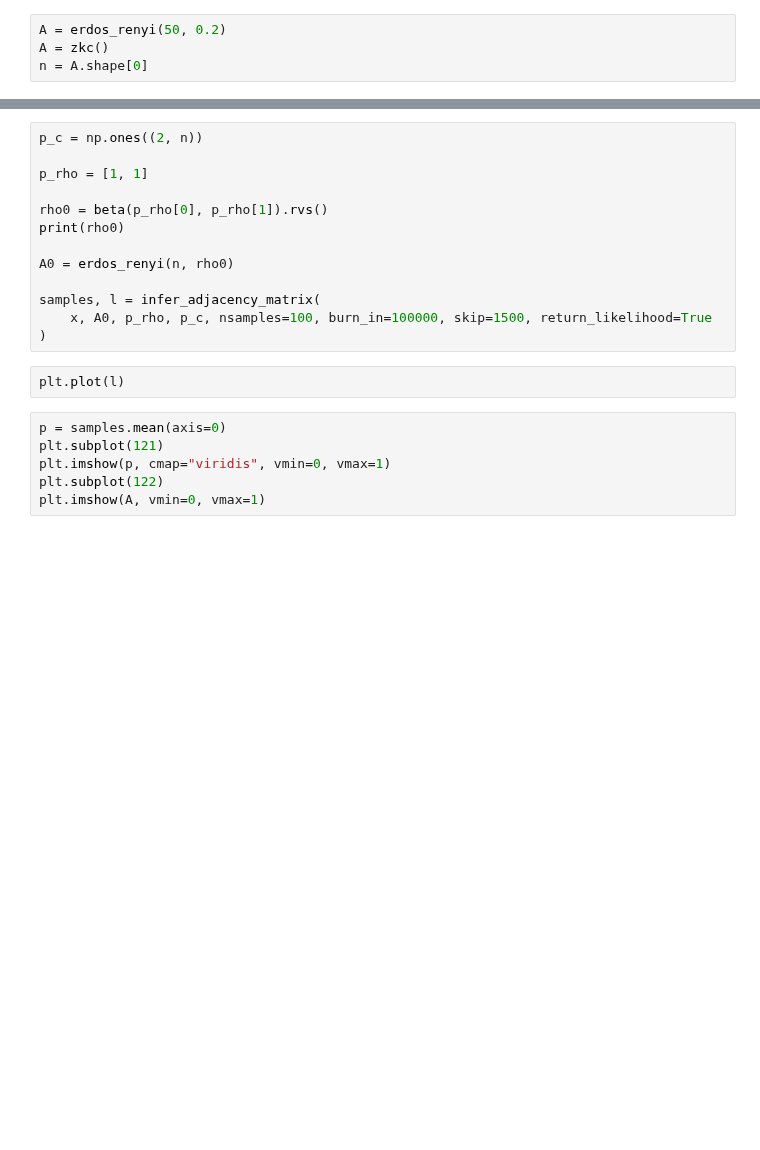
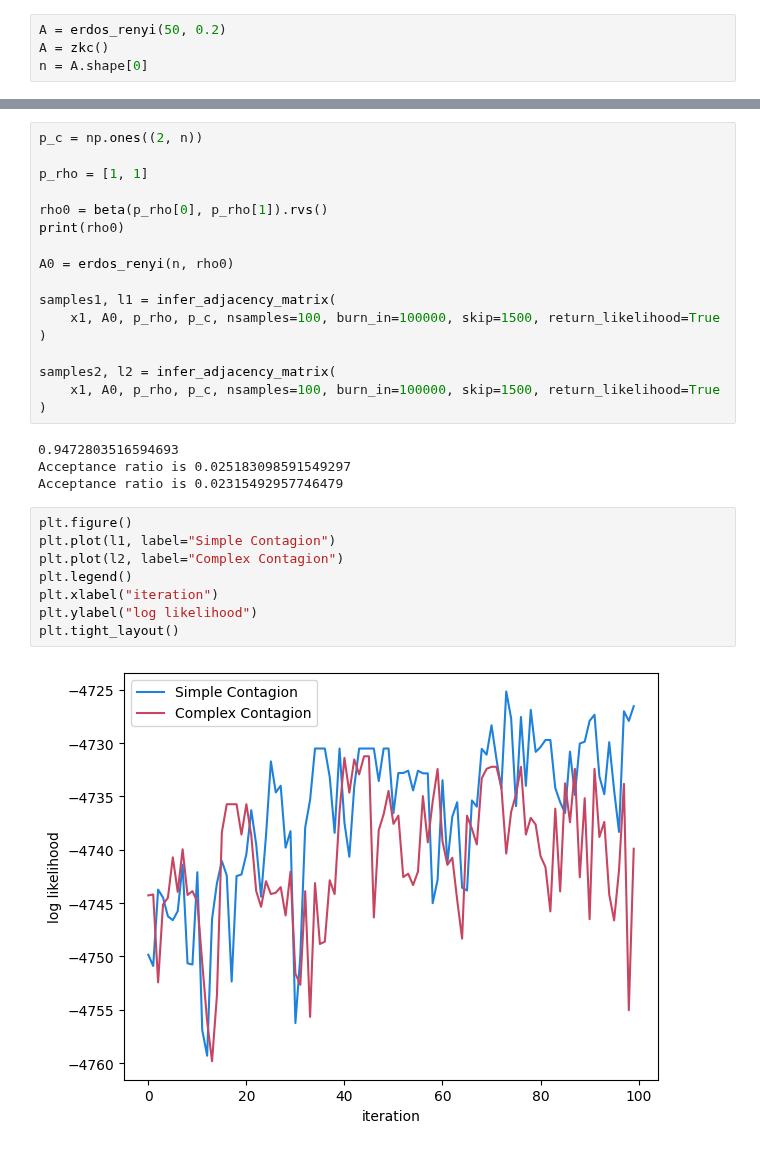
Before and after one commit to nwlandry/complex-network-reconstruction, a Jupyter notebook: run_dynamical_inference.ipynb, the cells around one changed output, grey strips where cells are left out. Cells and saved outputs as stored; diff of their text form; blank space fills up the shorter version.

```diff
--- a/run_dynamical_inference.ipynb
+++ b/run_dynamical_inference.ipynb
@@ -42,14 +65,24 @@ print(rho0)
 
 A0 = erdos_renyi(n, rho0)
 
-samples, l = infer_adjacency_matrix(
-    x, A0, p_rho, p_c, nsamples=100, burn_in=100000, skip=1500, return_likelihood=True
+samples1, l1 = infer_adjacency_matrix(
+    x1, A0, p_rho, p_c, nsamples=100, burn_in=100000, skip=1500, return_likelihood=True
 )
+
+samples2, l2 = infer_adjacency_matrix(
+    x1, A0, p_rho, p_c, nsamples=100, burn_in=100000, skip=1500, return_likelihood=True
+)
+# %% [output]
+0.9472803516594693
+Acceptance ratio is 0.025183098591549297
+Acceptance ratio is 0.02315492957746479
-# %%
-plt.plot(l)
-# %%
-p = samples.mean(axis=0)
-plt.subplot(121)
-plt.imshow(p, cmap="viridis", vmin=0, vmax=1)
-plt.subplot(122)
-plt.imshow(A, vmin=0, vmax=1)
+# %%
+plt.figure()
+plt.plot(l1, label="Simple Contagion")
+plt.plot(l2, label="Complex Contagion")
+plt.legend()
+plt.xlabel("iteration")
+plt.ylabel("log likelihood")
+plt.tight_layout()
+# %% [output]
+[figure, added]
```
Also changed, not shown: parts of 9 cells of this notebook.
